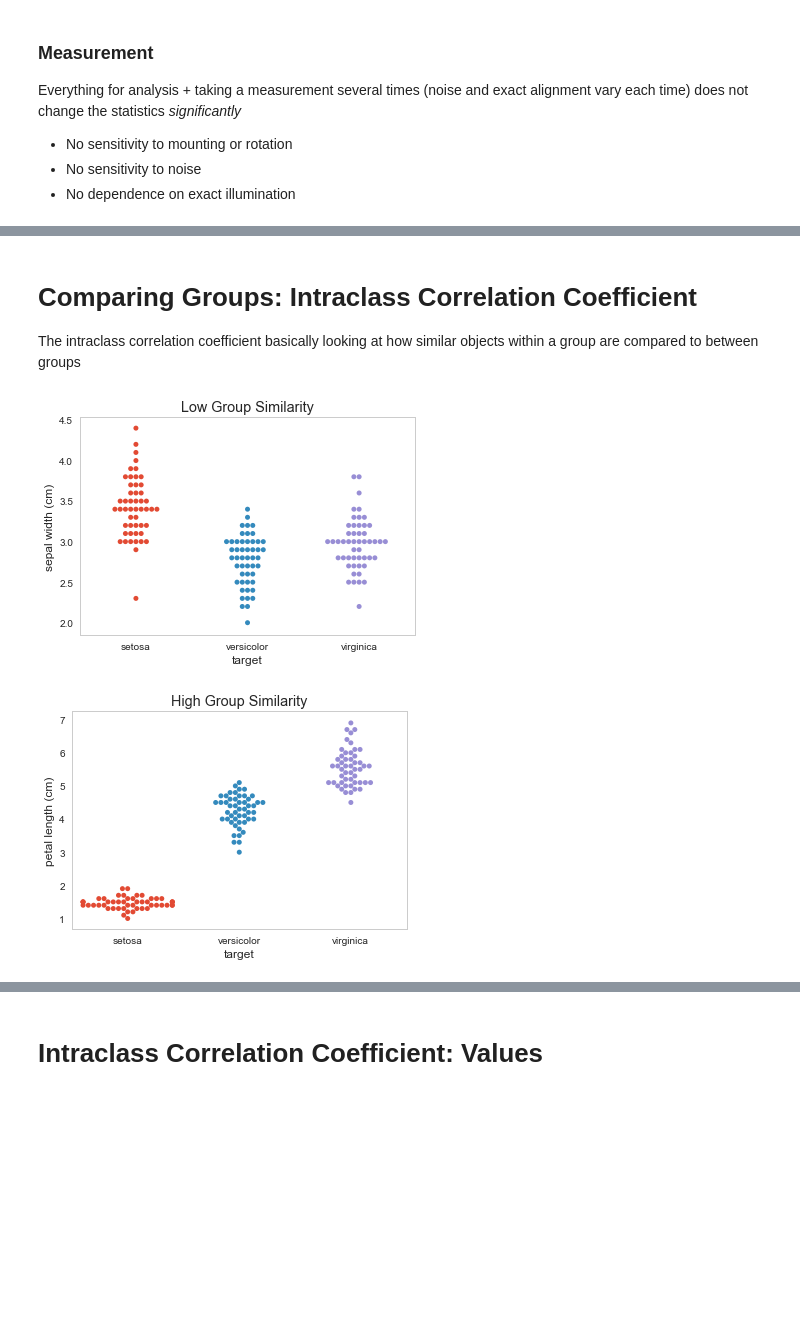
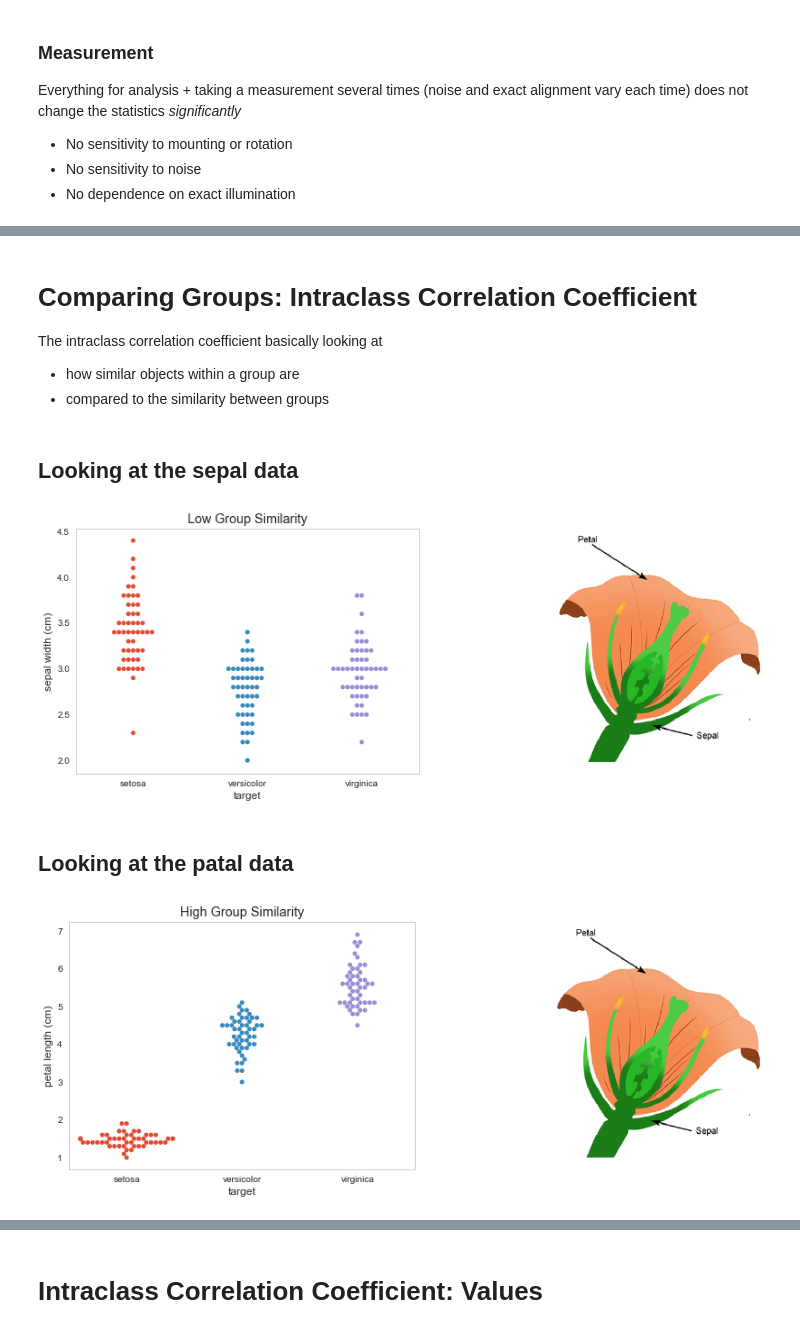
Before and after one commit to kmader/Quantitative-Big-Imaging-2019, a Jupyter notebook: Lectures/09-Statistics.ipynb, the cells around one changed output, grey strips where cells are left out. Cells and saved outputs as stored; diff of their text form; code cells hidden in the pictures; blank space fills up the shorter version.

```diff
--- a/Lectures/09-Statistics.ipynb
+++ b/Lectures/09-Statistics.ipynb
@@ -305,19 +346,25 @@ matlab -r "inImage=$IMAGEFILE; threshImage=inImage>$THRESHOLD; analysisScript;"
 # Comparing Groups: Intraclass Correlation Coefficient
 
 
-The intraclass correlation coefficient basically looking at how similar objects within a group are compared to between groups
+The intraclass correlation coefficient basically looking at
+- how similar objects within a group are
+- compared to the similarity between groups
+# %% [markdown]
+## Looking at the sepal data
 # %%
-g = sns.swarmplot(data=iris_df,
-               x='target',
-               y='sepal width (cm)')
-g.set_title('Low Group Similarity');
+fig,(ax1,ax2) = plt.subplots(1,2,figsize=(15,5))
+sns.swarmplot(data=iris_df, ax = ax1,
+               x='target', y='sepal width (cm)');ax1.set_title('Low Group Similarity');
+ax2.imshow(plt.imread('../common/figures/FlowerAnatomy.png')); ax2.axis('off');
 # %% [output]
-[figure, old version]
+[figure, new version]
+# %% [markdown]
+## Looking at the patal data
 # %%
-g = sns.swarmplot(data=iris_df,
-               x='target',
-               y='petal length (cm)')
-g.set_title('High Group Similarity');
+fig,(ax1,ax2) = plt.subplots(1,2,figsize=(15,5))
+g = sns.swarmplot(data=iris_df, ax=ax1,
+               x='target', y='petal length (cm)');g.set_title('High Group Similarity');
+ax2.imshow(plt.imread('../common/figures/FlowerAnatomy.png')); ax2.axis('off');
 # %% [output]
-[figure, old version]
+[figure, new version]
 # %% [markdown]
```
Also changed, not shown: parts of 73 cells of this notebook, 24 other files.
